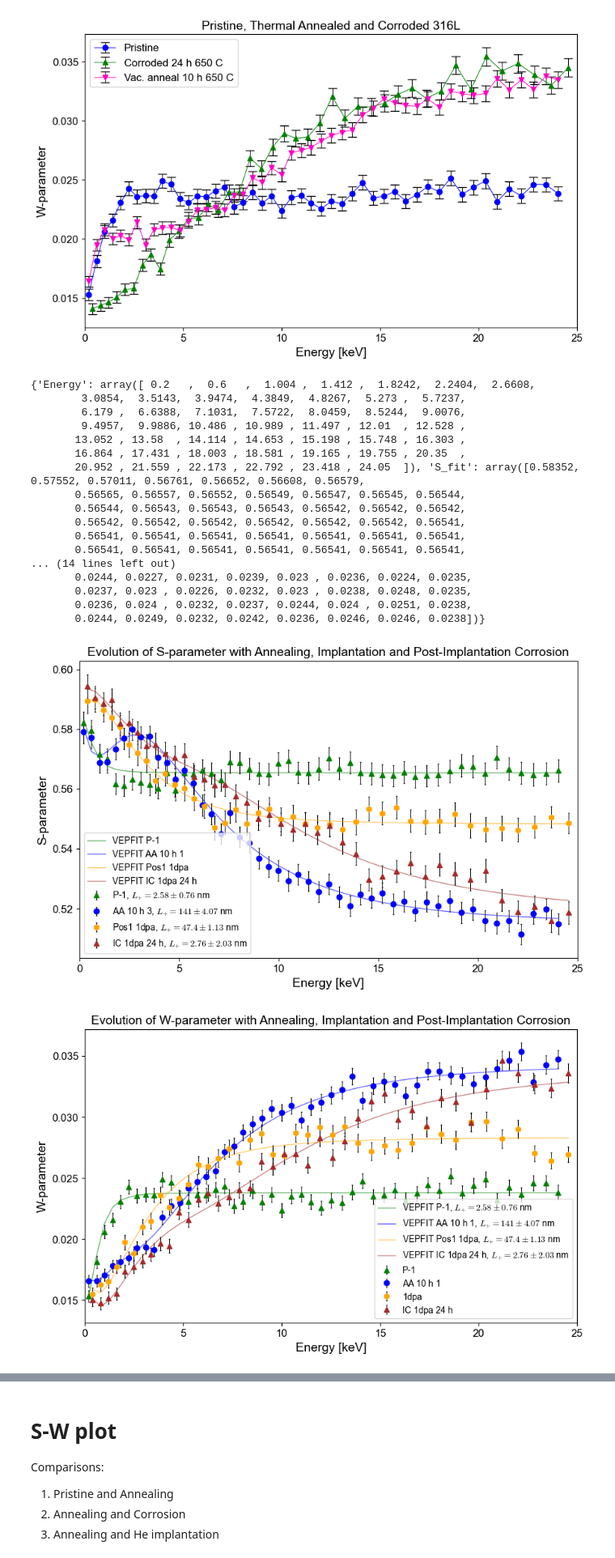
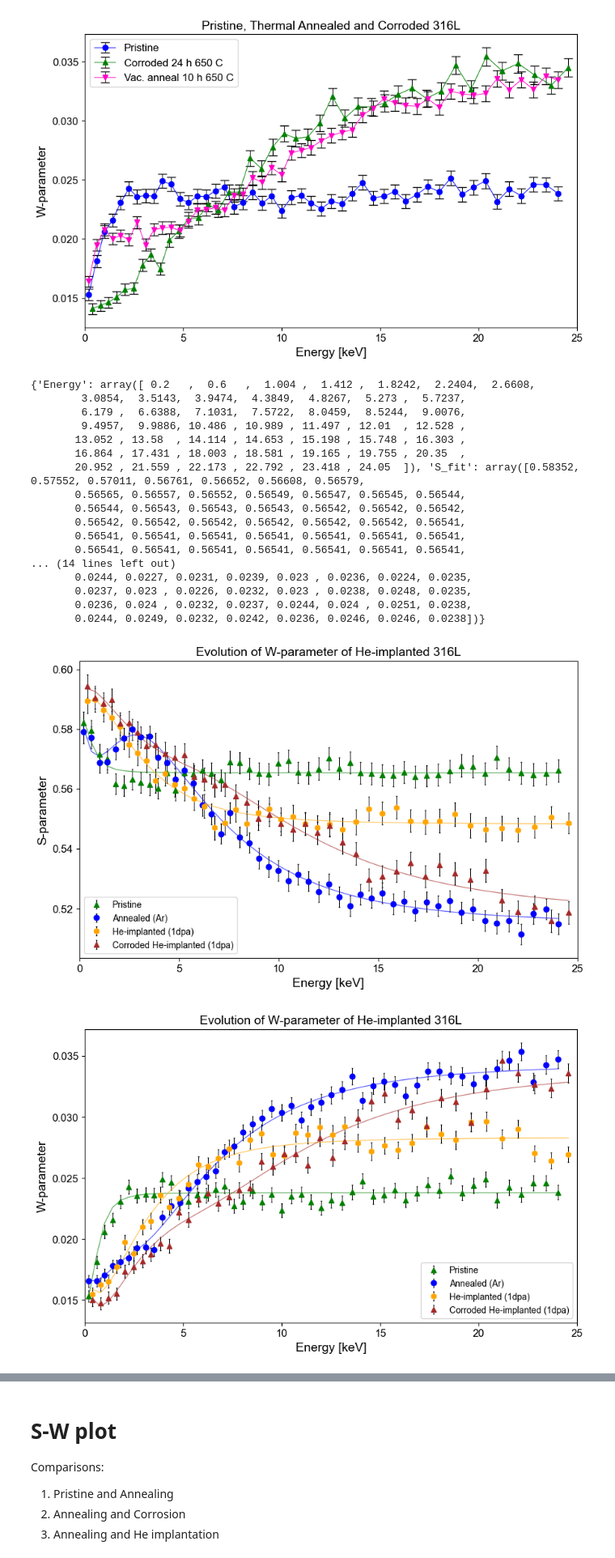
Before and after one commit to jeanvictorbendixenfm-web/Programming-PALS, a Jupyter notebook: PAS_analyzer.ipynb, the cells around one changed output, grey strips where cells are left out. Shown at 81% size. Cells and saved outputs as stored; diff of their text form; code cells hidden in the pictures.

```diff
--- a/PAS_analyzer.ipynb
+++ b/PAS_analyzer.ipynb
@@ -455,19 +455,18 @@ plt.show()
 print(vepfit_data["P-1"])
 plt.figure(figsize=(10, 6))
 #plt.errorbar(energy_316AA_1, s_316AA_1, yerr=s_error_316AA_1, fmt='o', label='Pristine', capsize=5, linestyle='-', color="blue", ecolor="black")
-plt.errorbar(energy_316NA_1, s_316NA_1, yerr=s_error_316NA_1, fmt='^', label='P-1, $L_{+} = 2.58 \pm 0.76$ nm', capsize=1, color="green", ecolor="black")
-plt.errorbar(energy_316AA_1, s_316AA_1, yerr=s_error_316AA_1, fmt='o', label='AA 10 h 3, $L_{+} = 141 \pm 4.07$ nm', capsize=1, color="blue", ecolor="black")
-plt.errorbar(energy_316HI_1dpa_pos1, s_316HI_1dpa_pos1, yerr=s_error_316HI_1dpa_pos1, fmt='h', label='Pos1 1dpa, $L_{+} = 47.4 \pm 1.13$ nm', capsize=1, color="orange", ecolor="black")
-plt.errorbar(energy_316corr_1dpa, s_316corr_1dpa, yerr=s_error_316corr_1dpa, fmt='^', label='IC 1dpa 24 h, $L_{+} = 2.76 \pm 2.03$ nm', capsize=1, color="brown", ecolor="black")
-plt.plot(vepfit_data["P-1"]["Energy"], vepfit_data["P-1"]["S_fit"], linestyle="-",color="green",alpha=0.6, lw=1, label="VEPFIT P-1")
-plt.plot(vepfit_data["AA 10 h, 1"]["Energy"], vepfit_data["AA 10 h, 1"]["S_fit"], linestyle="-",color="blue",alpha=0.6, lw=1, label="VEPFIT AA 10 h 1")
-plt.plot(vepfit_data["Pos1 1dpa"]["Energy"], vepfit_data["Pos1 1dpa"]["S_fit"], linestyle="-",color="orange",alpha=0.6, lw=1, label="VEPFIT Pos1 1dpa")
-plt.plot(vepfit_data["IC 1dpa 24 h"]["Energy"], vepfit_data["IC 1dpa 24 h"]["S_fit"], linestyle="-",color="brown",alpha=0.6, lw=1, label="VEPFIT IC 1dpa 24 h")
-
+plt.errorbar(energy_316NA_1, s_316NA_1, yerr=s_error_316NA_1, fmt='^', label='Pristine', capsize=1, color="green", ecolor="black")
+plt.errorbar(energy_316AA_1, s_316AA_1, yerr=s_error_316AA_1, fmt='o', label='Annealed (Ar)', capsize=1, color="blue", ecolor="black")
+plt.errorbar(energy_316HI_1dpa_pos1, s_316HI_1dpa_pos1, yerr=s_error_316HI_1dpa_pos1, fmt='h', label='He-implanted (1dpa)', capsize=1, color="orange", ecolor="black")
+plt.errorbar(energy_316corr_1dpa, s_316corr_1dpa, yerr=s_error_316corr_1dpa, fmt='^', label='Corroded He-implanted (1dpa)', capsize=1, color="brown", ecolor="black")
+plt.plot(vepfit_data["P-1"]["Energy"], vepfit_data["P-1"]["S_fit"], linestyle="-",color="green",alpha=0.6, lw=1)
+plt.plot(vepfit_data["AA 10 h, 1"]["Energy"], vepfit_data["AA 10 h, 1"]["S_fit"], linestyle="-",color="blue",alpha=0.6, lw=1)
+plt.plot(vepfit_data["Pos1 1dpa"]["Energy"], vepfit_data["Pos1 1dpa"]["S_fit"], linestyle="-",color="orange",alpha=0.6, lw=1)
+plt.plot(vepfit_data["IC 1dpa 24 h"]["Energy"], vepfit_data["IC 1dpa 24 h"]["S_fit"], linestyle="-",color="brown",alpha=0.6, lw=1)
 
 plt.xlabel('Energy [keV]')
 plt.ylabel('S-parameter')
-plt.title('Evolution of S-parameter with Annealing, Implantation and Post-Implantation Corrosion')
+plt.title(r'Evolution of W-parameter of He-implanted 316L')
 plt.legend(loc='lower left', fontsize='small')
 plt.xlim(0, 25)  # Adjust x-axis limits as needed
 plt.show()
@@ -475,45 +474,49 @@ plt.show()
 
 
 plt.figure(figsize=(10, 6))
 #plt.errorbar(energy_316AA_1, s_316AA_1, yerr=s_error_316AA_1, fmt='o', label='Pristine', capsize=5, linestyle='-', color="blue", ecolor="black")
-plt.errorbar(energy_316NA_1, w_316NA_1, yerr=w_error_316NA_1, fmt='^', label='P-1', capsize=1, color="green", ecolor="black")
-plt.errorbar(energy_316AA_1, w_316AA_1, yerr=w_error_316AA_1, fmt='o', label='AA 10 h 1', capsize=1, color="blue", ecolor="black")
-plt.errorbar(energy_316HI_1dpa_pos1, w_316HI_1dpa_pos1, yerr=w_error_316HI_1dpa_pos1, fmt='h', label='1dpa', capsize=1, color="orange", ecolor="black")
-plt.errorbar(energy_316corr_1dpa, w_316corr_1dpa, yerr=w_error_316corr_1dpa, fmt='^', label='IC 1dpa 24 h', capsize=1, color="brown", ecolor="black")
-plt.plot(vepfit_data["P-1"]["Energy"], vepfit_data["P-1"]["W_fit"], linestyle="-",color="green",alpha=0.6, lw=1, label="VEPFIT P-1, $L_{+} = 2.58 \pm 0.76$ nm")
-plt.plot(vepfit_data["AA 10 h, 1"]["Energy"], vepfit_data["AA 10 h, 1"]["W_fit"], linestyle="-",color="blue",alpha=0.6, lw=1, label="VEPFIT AA 10 h 1, $L_{+} = 141 \pm 4.07$ nm")
-plt.plot(vepfit_data["Pos1 1dpa"]["Energy"], vepfit_data["Pos1 1dpa"]["W_fit"], linestyle="-",color="orange",alpha=0.6, lw=1, label="VEPFIT Pos1 1dpa, $L_{+} = 47.4 \pm 1.13$ nm")
-plt.plot(vepfit_data["IC 1dpa 24 h"]["Energy"], vepfit_data["IC 1dpa 24 h"]["W_fit"], linestyle="-",color="brown",alpha=0.6, lw=1, label="VEPFIT IC 1dpa 24 h, $L_{+} = 2.76 \pm 2.03$ nm")
+plt.errorbar(energy_316NA_1, w_316NA_1, yerr=w_error_316NA_1, fmt='^', label='Pristine', capsize=1, color="green", ecolor="black")
+plt.errorbar(energy_316AA_1, w_316AA_1, yerr=w_error_316AA_1, fmt='o', label='Annealed (Ar)', capsize=1, color="blue", ecolor="black")
+plt.errorbar(energy_316HI_1dpa_pos1, w_316HI_1dpa_pos1, yerr=w_error_316HI_1dpa_pos1, fmt='h', label='He-implanted (1dpa)', capsize=1, color="orange", ecolor="black")
+plt.errorbar(energy_316corr_1dpa, w_316corr_1dpa, yerr=w_error_316corr_1dpa, fmt='^', label='Corroded He-implanted (1dpa)', capsize=1, color="brown", ecolor="black")
+plt.plot(vepfit_data["P-1"]["Energy"], vepfit_data["P-1"]["W_fit"], linestyle="-",color="green",alpha=0.6, lw=1)
+plt.plot(vepfit_data["AA 10 h, 1"]["Energy"], vepfit_data["AA 10 h, 1"]["W_fit"], linestyle="-",color="blue",alpha=0.6, lw=1)
+plt.plot(vepfit_data["Pos1 1dpa"]["Energy"], vepfit_data["Pos1 1dpa"]["W_fit"], linestyle="-",color="orange",alpha=0.6, lw=1)
+plt.plot(vepfit_data["IC 1dpa 24 h"]["Energy"], vepfit_data["IC 1dpa 24 h"]["W_fit"], linestyle="-",color="brown",alpha=0.6, lw=1)
 
-
+# Information
+"VEPFIT P-1, $L_{+} = 2.58 \pm 0.76$ nm"
+"VEPFIT AA 10 h 1, $L_{+} = 141 \pm 4.07$ nm"
+"VEPFIT Pos1 1dpa, $L_{+} = 47.4 \pm 1.13$ nm"
+"VEPFIT IC 1dpa 24 h, $L_{+} = 2.76 \pm 2.03$ nm"
 
 
 plt.xlabel('Energy [keV]')
 plt.ylabel('W-parameter')
-plt.title('Evolution of W-parameter with Annealing, Implantation and Post-Implantation Corrosion')
+plt.title(r'Evolution of W-parameter of He-implanted 316L')
 plt.legend(loc="lower right", fontsize='small')
 plt.xlim(0, 25)  # Adjust x-axis limits as needed
 plt.show()
 # %% [output]
 {'Energy': array([ 0.2   ,  0.6   ,  1.004 ,  1.412 ,  1.8242,  2.2404,  2.6608,
         3.0854,  3.5143,  3.9474,  4.3849,  4.8267,  5.273 ,  5.7237,
         6.179 ,  6.6388,  7.1031,  7.5722,  8.0459,  8.5244,  9.0076,
         9.4957,  9.9886, 10.486 , 10.989 , 11.497 , 12.01  , 12.528 ,
        13.052 , 13.58  , 14.114 , 14.653 , 15.198 , 15.748 , 16.303 ,
        16.864 , 17.431 , 18.003 , 18.581 , 19.165 , 19.755 , 20.35  ,
        20.952 , 21.559 , 22.173 , 22.792 , 23.418 , 24.05  ]), 'S_fit': array([0.58352, 0.57552, 0.57011, 0.56761, 0.56652, 0.56608, 0.56579,
        0.56565, 0.56557, 0.56552, 0.56549, 0.56547, 0.56545, 0.56544,
        0.56544, 0.56543, 0.56543, 0.56543, 0.56542, 0.56542, 0.56542,
        0.56542, 0.56542, 0.56542, 0.56542, 0.56542, 0.56542, 0.56541,
        0.56541, 0.56541, 0.56541, 0.56541, 0.56541, 0.56541, 0.56541,
        0.56541, 0.56541, 0.56541, 0.56541, 0.56541, 0.56541, 0.56541,
 ... (14 lines left out)
        0.0244, 0.0227, 0.0231, 0.0239, 0.023 , 0.0236, 0.0224, 0.0235,
        0.0237, 0.023 , 0.0226, 0.0232, 0.023 , 0.0238, 0.0248, 0.0235,
        0.0236, 0.024 , 0.0232, 0.0237, 0.0244, 0.024 , 0.0251, 0.0238,
        0.0244, 0.0249, 0.0232, 0.0242, 0.0236, 0.0246, 0.0246, 0.0238])}
-[figure, old version]
+[figure, new version]
-[figure, old version]
+[figure, new version]
 # %%
 #Annealed, Corroded and Implanted
 
```
Also changed, not shown: parts of 5 cells of this notebook, 2 other files.
